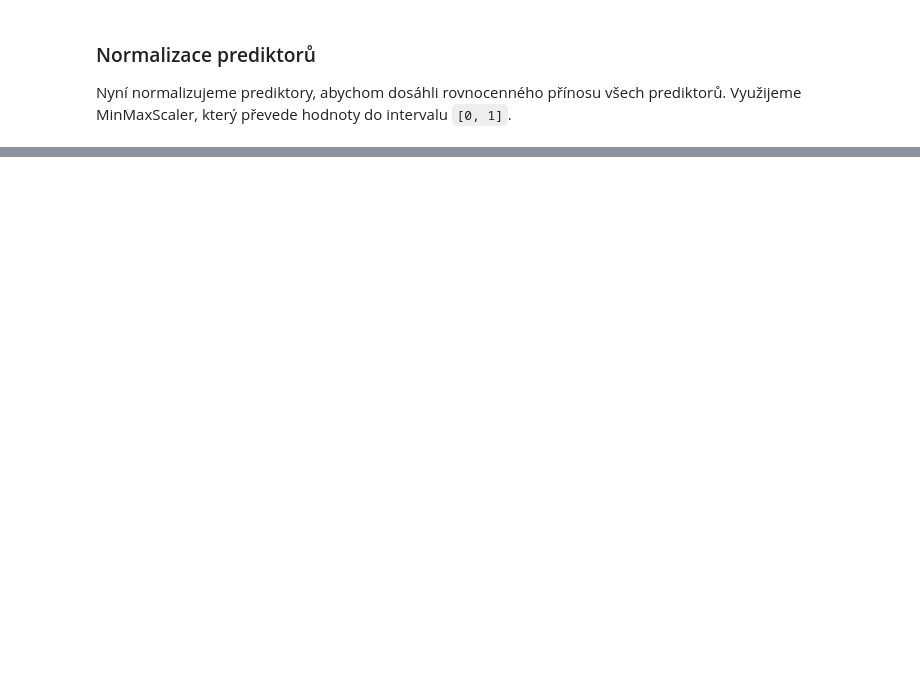
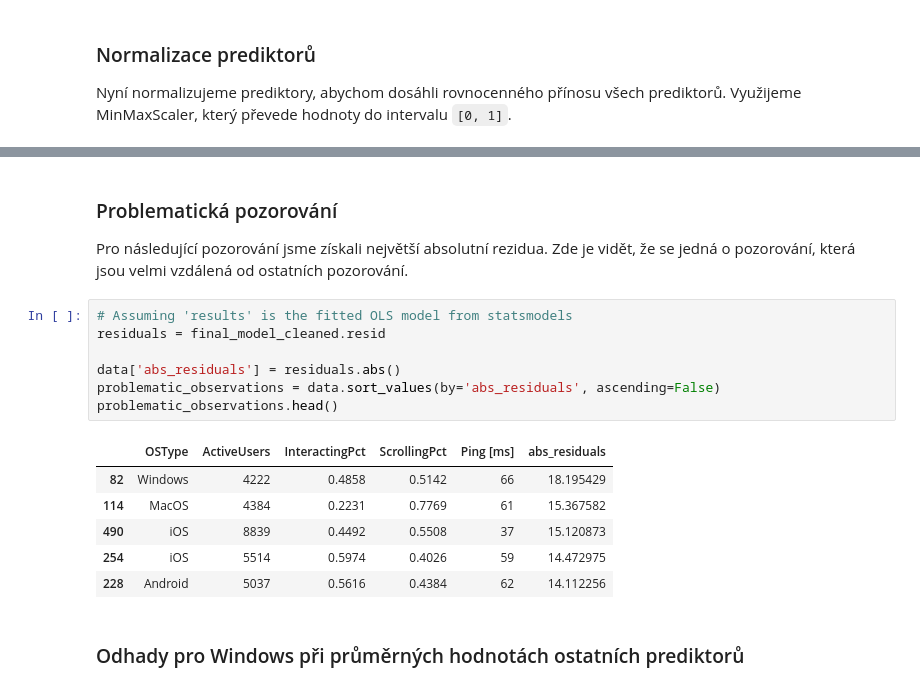
Before and after one commit to terrorgarten/MSP_P2, a Jupyter notebook: scripts/regression.ipynb, the cells around one changed output, grey strips where cells are left out. Drawn from its saved outputs; the diff is of its cells as text; blank space fills up the shorter version.

```diff
--- a/scripts/regression.ipynb
+++ b/scripts/regression.ipynb
@@ -310,0 +444,19 @@ plt.show()
+# %% [markdown]
+### Problematická pozorování
+Pro následující pozorování jsme získali největší absolutní rezidua. Zde je vidět, že se jedná o pozorování, která jsou velmi vzdálená od ostatních pozorování.
+# %%
+# Assuming 'results' is the fitted OLS model from statsmodels
+residuals = final_model_cleaned.resid
+
+data['abs_residuals'] = residuals.abs()
+problematic_observations = data.sort_values(by='abs_residuals', ascending=False)
+problematic_observations.head()
+# %% [output]
+|  | OSType | ActiveUsers | InteractingPct | ScrollingPct | Ping [ms] | abs_residuals |
+| 82 | Windows | 4222 | 0.4858 | 0.5142 | 66 | 18.195429 |
+| 114 | MacOS | 4384 | 0.2231 | 0.7769 | 61 | 15.367582 |
+| 490 | iOS | 8839 | 0.4492 | 0.5508 | 37 | 15.120873 |
+| 254 | iOS | 5514 | 0.5974 | 0.4026 | 59 | 14.472975 |
+| 228 | Android | 5037 | 0.5616 | 0.4384 | 62 | 14.112256 |
+# %% [markdown]
+### Odhady pro Windows při průměrných hodnotách ostatních prediktorů
```
Also changed, not shown: parts of 42 cells of this notebook, 1 other file.
